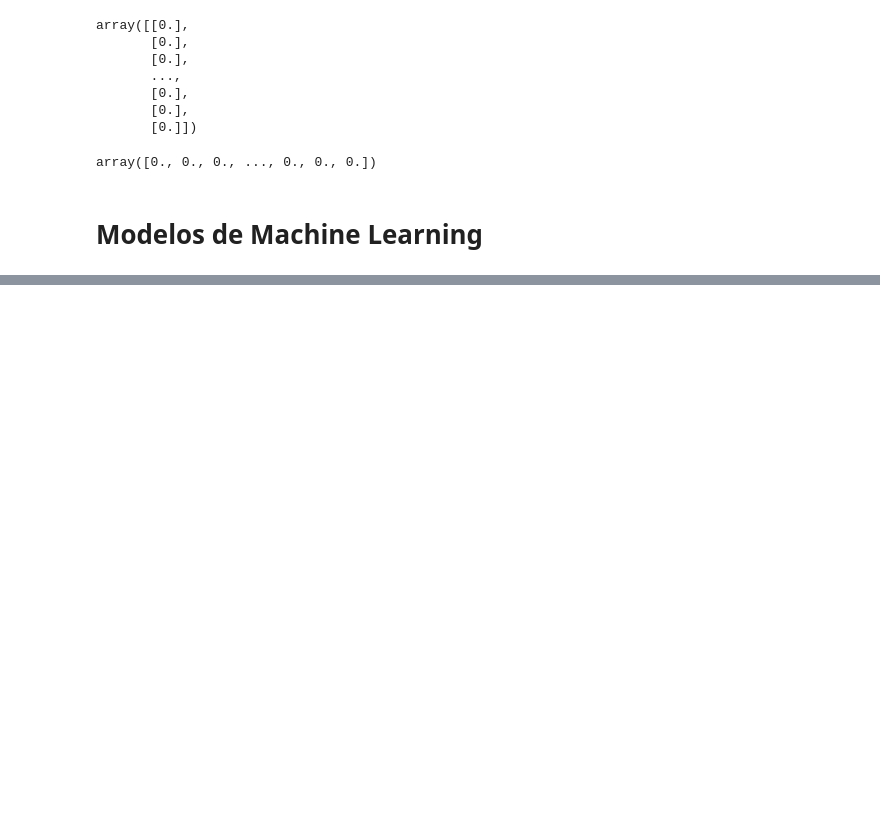
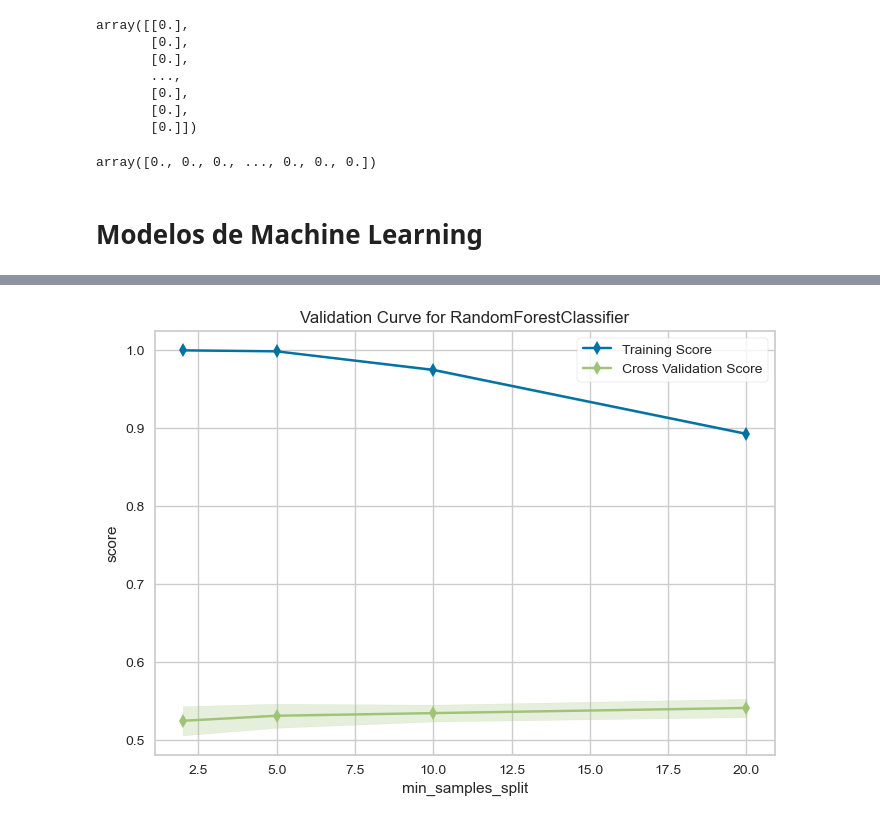
Before and after one commit to biancaportela/4intelligence, a Jupyter notebook: case_2/analise.ipynb, the cells around one changed output, grey strips where cells are left out. Saved outputs shown, nothing was run; the diff lists cells and outputs as text; code cells hidden in the pictures; blank space fills up the shorter version.

```diff
--- a/case_2/analise.ipynb
+++ b/case_2/analise.ipynb
@@ -847,0 +825,11 @@ Média AUC score: 0.65534999235378
+# %%
+# Curva de validação para min_samples_split
+vc_viz_min_samples_split = ValidationCurve(
+    models_smote[2], param_name="min_samples_split", param_range=param_range_min_samples_split,
+    cv=5, scoring="average_precision"
+)
+vc_viz_min_samples_split.fit(x_train_preprocessed, y_train_preprocessed)
+vc_viz_min_samples_split.poof()
+plt.show()
+# %% [output]
+[figure, added]
```
Also changed, not shown: parts of 36 cells of this notebook.
